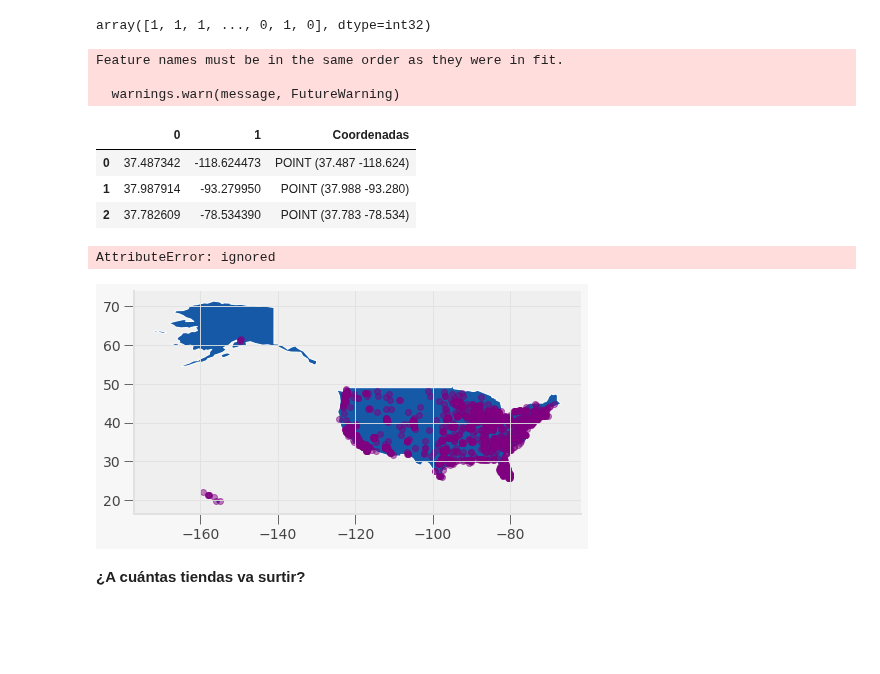
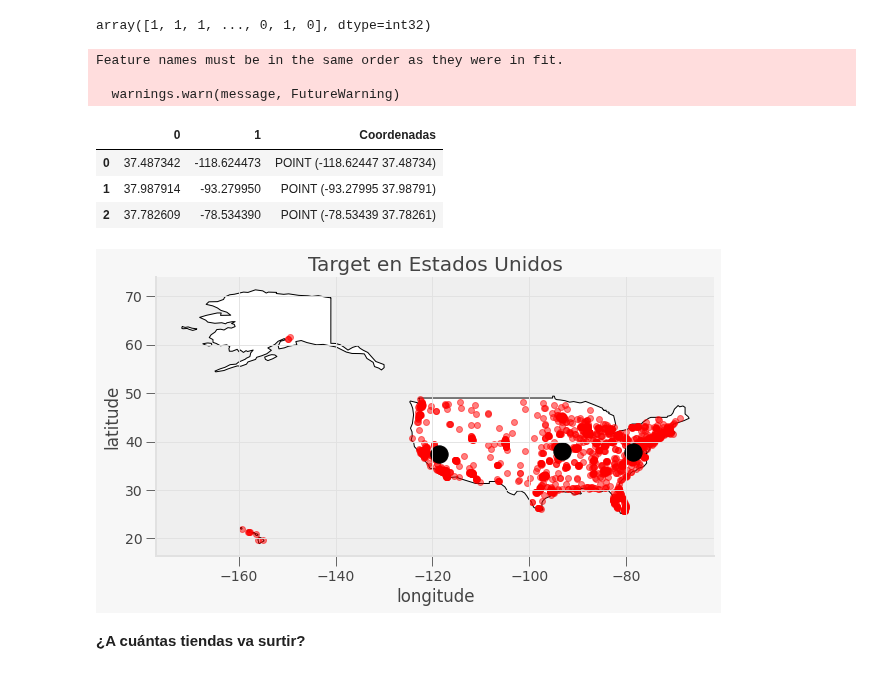
Before and after one commit to PosgradoMNA/actividades-de-aprendizaje-A01793918_HelmyMoreno, a Jupyter notebook: TecMty_kmeans_target_v01793918.ipynb, the cells around one changed output. Saved outputs shown, nothing was run; the diff lists cells and outputs as text; code cells hidden in the pictures; blank space fills up the shorter version.

```diff
--- a/TecMty_kmeans_target_v01793918.ipynb
+++ b/TecMty_kmeans_target_v01793918.ipynb
@@ -273,44 +273,41 @@ centroids = mi_kmeans.cluster_centers_
 labels = kmeans.predict(X)
 C = kmeans.cluster_centers_
 
-C_DF = pd.DataFrame(C)
-C_DF["Coordenadas"] = list(zip(C_DF[0], C_DF[1]))
-C_DF["Coordenadas"] = C_DF["Coordenadas"].apply(Point)
+Coord_df = pd.DataFrame(C)
+Coord_df["Coordenadas"] = list(zip(Coord_df[1], Coord_df[0]))
+Coord_df["Coordenadas"] = Coord_df["Coordenadas"].apply(Point)
 
 
-gdf_C = gpd.GeoDataFrame(C_DF, geometry="Coordenadas")
-gdf_C
+gdf_Coord_df = gpd.GeoDataFrame(Coord_df, geometry="Coordenadas")
+gdf_Coord_df
 # %% [output]
 Feature names must be in the same order as they were in fit.
 
   warnings.warn(message, FutureWarning)
 |  | 0 | 1 | Coordenadas |
-| 0 | 37.487342 | -118.624473 | POINT (37.487 -118.624) |
-| 1 | 37.987914 | -93.279950 | POINT (37.988 -93.280) |
-| 2 | 37.782609 | -78.534390 | POINT (37.783 -78.534) |
+| 0 | 37.487342 | -118.624473 | POINT (-118.62447 37.48734) |
+| 1 | 37.987914 | -93.279950 | POINT (-93.27995 37.98791) |
+| 2 | 37.782609 | -78.534390 | POINT (-78.53439 37.78261) |
 # %%
-fig, gax = plt.subplots(figsize=(8,8))
+fig, gax = plt.subplots(figsize=(10,10))
 
-world.query("name == 'United States of America'").plot(ax = gax, edgecolor='white')
+world.query("name == 'United States of America'").plot(ax = gax, edgecolor='black', color='white')
 
-gdf.plot(ax=gax, color='purple', alpha = 0.5)
-# gdf_C.plot(ax=gax, color='black', alpha = 1, markersize = 300)
+# This plot the cities. It's the same syntax, but we are plotting from a different GeoDataFrame.
+# I want the cities as pale red dots.
+gdf.plot(ax=gax, color='red', alpha = 0.5)
+gdf_Coord_df.plot(ax=gax, color='black', alpha = 1, markersize = 300)
 
-C_DF .plot(
-    ax=gax, edgecolor='black', column='rel_trump_share', legend=True, cmap='RdBu_r',
-    vmin=0.1, vmax=0.5
-)
 gax.set_xlabel('longitude')
 gax.set_ylabel('latitude')
 gax.set_title('Target en Estados Unidos')
 
 gax.spines['top'].set_visible(False)
 gax.spines['right'].set_visible(False)
 
 plt.show()
 # %% [output]
-AttributeError: ignored
-[figure, old version]
+[figure, new version]
 # %% [markdown]
 **¿A cuántas tiendas va surtir?**
 # %%
```
